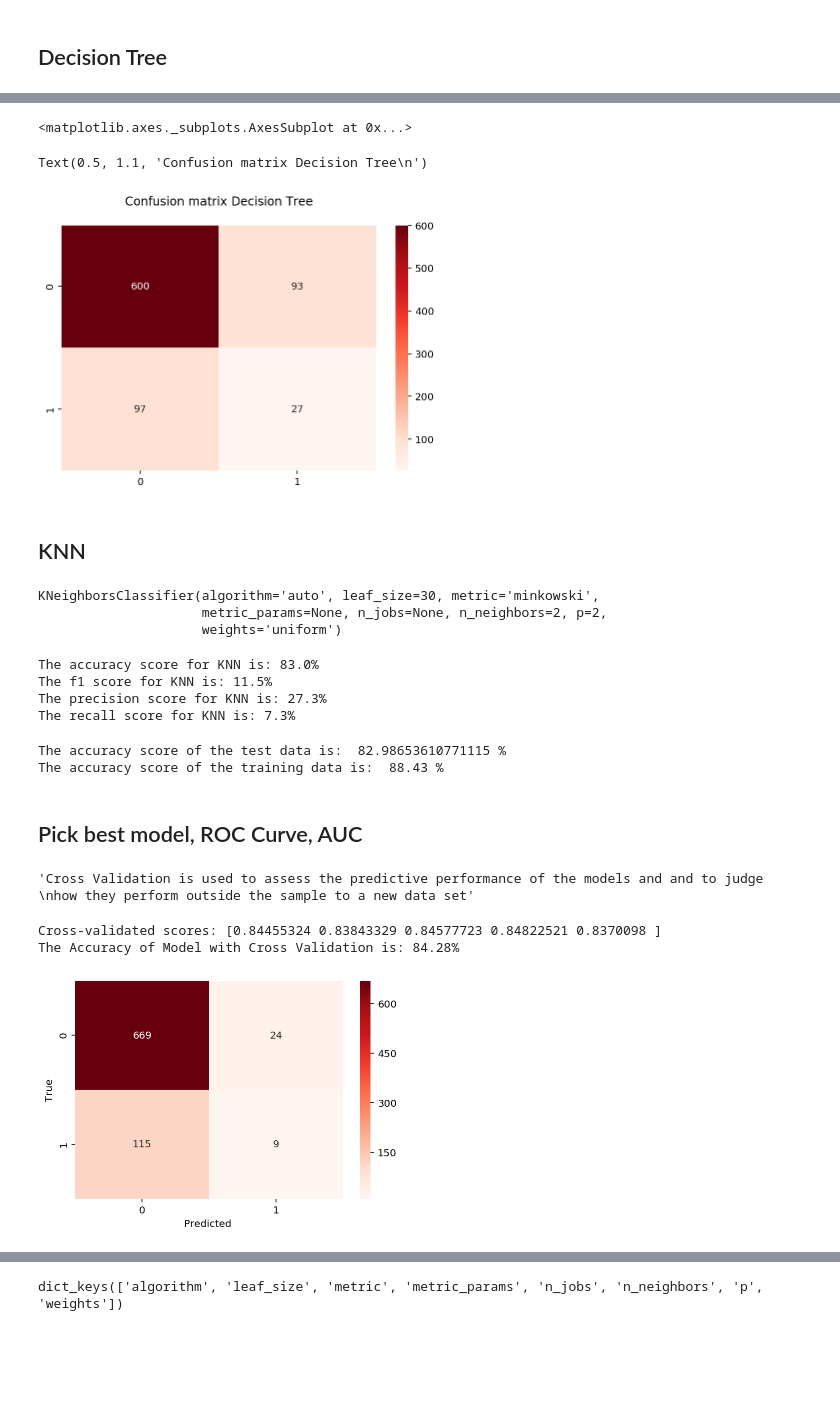
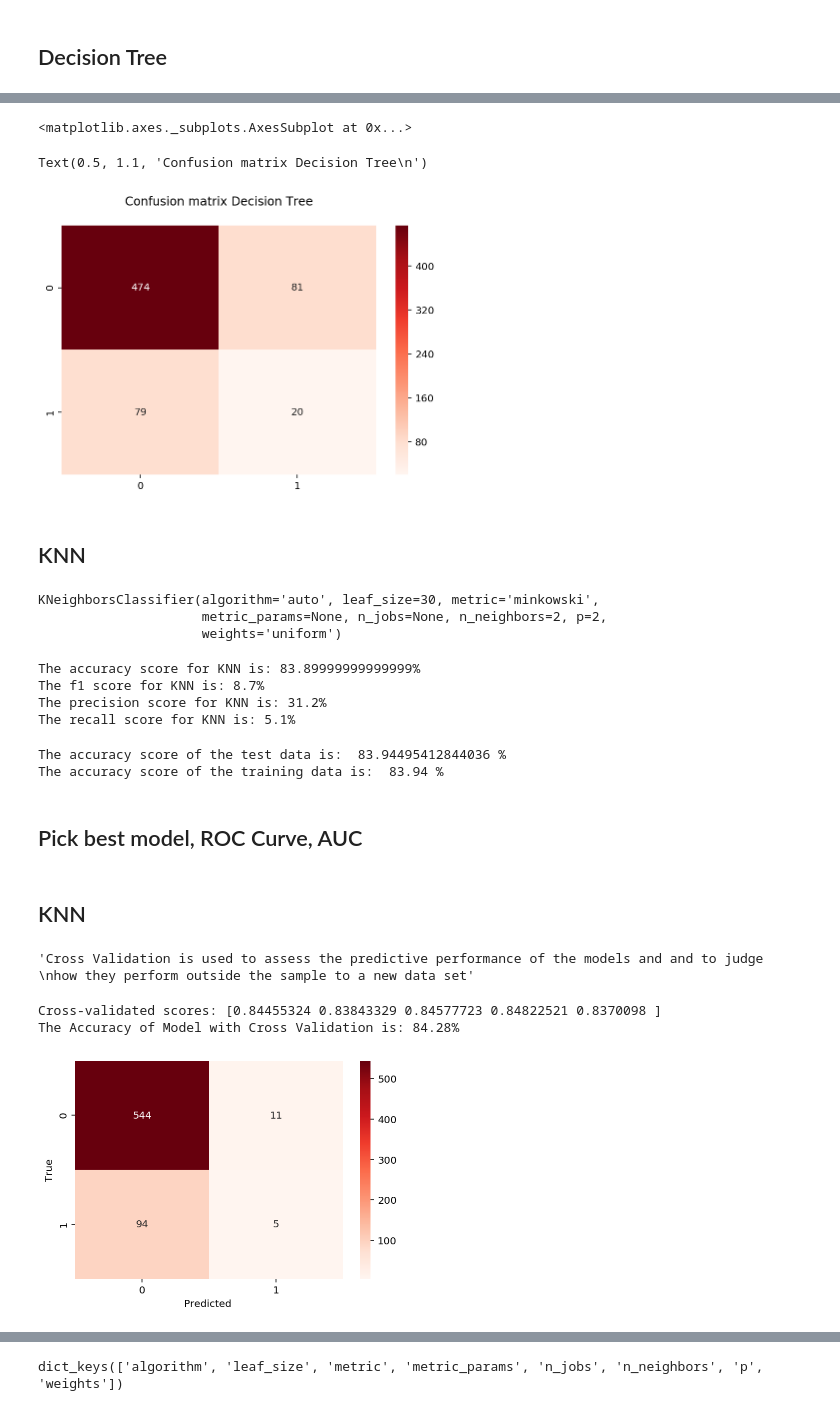
Before and after one commit to sarazylfo/Heart_Disease_Classification, a Jupyter notebook: Heart Data Exploration and Modelling-plus threshold and gridsearch.ipynb, the cells around one changed output, grey strips where cells are left out. Saved outputs shown, nothing was run; the diff lists cells and outputs as text; code cells hidden in the pictures; blank space fills up the shorter version.

```diff
--- a/Heart Data Exploration and Modelling-plus threshold and gridsearch.ipynb
+++ b/Heart Data Exploration and Modelling-plus threshold and gridsearch.ipynb
@@ -477,6 +477,9 @@ y_test.shape
 (817, 10)
 (3267,)
 (817,)
+# %%
+# divide train test: 80 % - 20 %
+X_train_val, X_val, y_train_val, y_val = train_test_split(X_train, y_train, test_size = 0.2, random_state=9)
 # %% [markdown]
 ## Class Imbalance
 # %%
@@ -685,24 +690,24 @@ Text(0.5, 1.1, 'Confusion matrix Logistic Regression\n')
 svm = SVC()
 
 #fit model
-svm.fit(X_train, y_train)
+svm.fit(X_train_val, y_train_val)
 
-normalized_df_svm_pred = svm.predict(X_test)
+normalized_df_svm_pred = svm.predict(X_val)
 
 # check accuracy: Accuracy: Overall, how often is the classifier correct? Accuracy = (True Pos + True Negative)/total
-acc = accuracy_score(y_test, normalized_df_svm_pred)
+acc = accuracy_score(y_val, normalized_df_svm_pred)
 print(f"The accuracy score for SVM is: {round(acc,3)*100}%")
 
 # f1 score: The F1 score can be interpreted as a weighted average of the precision and recall, where an F1 score reaches its best value at 1 and worst score at 0.
-f1 = f1_score(y_test, normalized_df_svm_pred)
+f1 = f1_score(y_val, normalized_df_svm_pred)
 print(f"The f1 score for SVM is: {round(f1,3)*100}%")
 
 # Precision score: When it predicts yes, how often is it correct? Precision=True Positive/predicted yes
-precision = precision_score(y_test, normalized_df_svm_pred)
+precision = precision_score(y_val, normalized_df_svm_pred)
 print(f"The precision score for SVM is: {round(precision,3)*100}%")
 
 # recall score: True Positive Rate(Sensitivity or Recall): When it’s actually yes, how often does it predict yes? True Positive Rate = True Positive/actual yes
-recall = recall_score(y_test, normalized_df_svm_pred)
+recall = recall_score(y_val, normalized_df_svm_pred)
 print(f"The recall score for SVM is: {round(recall,3)*100}%")
 # %% [output]
 SVC(C=1.0, break_ties=False, cache_size=200, class_weight=None, coef0=0.0,
@@ -735,24 +740,24 @@ Text(0.5, 1.1, 'Confusion matrix SVM\n')
 dtc_up = DecisionTreeClassifier()
 
 # fit model
-dtc_up.fit(X_train, y_train)
+dtc_up.fit(X_train_val, y_train_val)
 
-normalized_df_dtc_pred = dtc_up.predict(X_test)
+normalized_df_dtc_pred = dtc_up.predict(X_val)
 
 # check accuracy: Accuracy: Overall, how often is the classifier correct? Accuracy = (True Pos + True Negative)/total
-acc = accuracy_score(y_test, normalized_df_dtc_pred)
+acc = accuracy_score(y_val, normalized_df_dtc_pred)
 print(f"The accuracy score for DTC is: {round(acc,3)*100}%")
 
 # f1 score: The F1 score can be interpreted as a weighted average of the precision and recall, where an F1 score reaches its best value at 1 and worst score at 0.
-f1 = f1_score(y_test, normalized_df_dtc_pred)
+f1 = f1_score(y_val, normalized_df_dtc_pred)
 print(f"The f1 score for DTC is: {round(f1,3)*100}%")
 
 # Precision score: When it predicts yes, how often is it correct? Precision=True Positive/predicted yes
-precision = precision_score(y_test, normalized_df_dtc_pred)
+precision = precision_score(y_val, normalized_df_dtc_pred)
 print(f"The precision score for DTC is: {round(precision,3)*100}%")
 
 # recall score: True Positive Rate(Sensitivity or Recall): When it’s actually yes, how often does it predict yes? True Positive Rate = True Positive/actual yes
-recall = recall_score(y_test, normalized_df_dtc_pred)
+recall = recall_score(y_val, normalized_df_dtc_pred)
 print(f"The recall score for DTC is: {round(recall,3)*100}%")
 # %% [output]
 DecisionTreeClassifier(ccp_alpha=0.0, class_weight=None, criterion='gini',
@@ -768,7 +773,7 @@ The recall score for DTC is: 21.8%
 # %%
 # plotting confusion matrix Decision Tree
 
-cnf_matrix_dtc = confusion_matrix(y_test, normalized_df_dtc_pred)
+cnf_matrix_dtc = confusion_matrix(y_val, normalized_df_dtc_pred)
 
 sns.heatmap(pd.DataFrame(cnf_matrix_dtc), annot=True,cmap="Reds" , fmt='g')
 ax.xaxis.set_label_position("top")
@@ -777,7 +782,7 @@ plt.title('Confusion matrix Decision Tree\n', y=1.1)
 # %% [output]
 <matplotlib.axes._subplots.AxesSubplot at 0x...>
 Text(0.5, 1.1, 'Confusion matrix Decision Tree\n')
-[figure, old version]
+[figure, new version]
 # %% [markdown]
 ## KNN
 # %%
@@ -787,47 +792,49 @@ Text(0.5, 1.1, 'Confusion matrix Decision Tree\n')
 knn = KNeighborsClassifier(n_neighbors = 2)
 
 #fit model
-knn.fit(X_train, y_train)
+knn.fit(X_train_val, y_train_val)
 
 # prediction = knn.predict(x_test)
-normalized_df_knn_pred = knn.predict(X_test)
+normalized_df_knn_pred = knn.predict(X_val)
 
 
 # check accuracy: Accuracy: Overall, how often is the classifier correct? Accuracy = (True Pos + True Negative)/total
-acc = accuracy_score(y_test, normalized_df_knn_pred)
+acc = accuracy_score(y_val, normalized_df_knn_pred)
 print(f"The accuracy score for KNN is: {round(acc,3)*100}%")
 
 # f1 score: The F1 score can be interpreted as a weighted average of the precision and recall, where an F1 score reaches its best value at 1 and worst score at 0.
-f1 = f1_score(y_test, normalized_df_knn_pred)
+f1 = f1_score(y_val, normalized_df_knn_pred)
 print(f"The f1 score for KNN is: {round(f1,3)*100}%")
 
 # Precision score: When it predicts yes, how often is it correct? Precision=True Positive/predicted yes
-precision = precision_score(y_test, normalized_df_knn_pred)
+precision = precision_score(y_val, normalized_df_knn_pred)
 print(f"The precision score for KNN is: {round(precision,3)*100}%")
 
 # recall score: True Positive Rate(Sensitivity or Recall): When it’s actually yes, how often does it predict yes? True Positive Rate = True Positive/actual yes
-recall = recall_score(y_test, normalized_df_knn_pred)
+recall = recall_score(y_val, normalized_df_knn_pred)
 print(f"The recall score for KNN is: {round(recall,3)*100}%")
 # %% [output]
 KNeighborsClassifier(algorithm='auto', leaf_size=30, metric='minkowski',
                      metric_params=None, n_jobs=None, n_neighbors=2, p=2,
                      weights='uniform')
-The accuracy score for KNN is: 83.0%
-The f1 score for KNN is: 11.5%
-The precision score for KNN is: 27.3%
-The recall score for KNN is: 7.3%
+The accuracy score for KNN is: 83.89999999999999%
+The f1 score for KNN is: 8.7%
+The precision score for KNN is: 31.2%
+The recall score for KNN is: 5.1%
 # %%
 # Check overfit of the KNN model
 # accuracy test and train
-acc_test = knn.score(X_test, y_test)
+acc_test = knn.score(X_val, y_val)
 print("The accuracy score of the test data is: ",acc_test*100,"%")
-acc_train = knn.score(X_train, y_train)
+acc_train = knn.score(X_val, y_val)
 print("The accuracy score of the training data is: ",round(acc_train*100,2),"%")
 # %% [output]
-The accuracy score of the test data is:  82.98653610771115 %
-The accuracy score of the training data is:  88.43 %
+The accuracy score of the test data is:  83.94495412844036 %
+The accuracy score of the training data is:  83.94 %
 # %% [markdown]
 ## Pick best model, ROC Curve, AUC
+# %% [markdown]
+## KNN
 # %%
 '''Cross Validation is used to assess the predictive performance of the models and and to judge
 how they perform outside the sample to a new data set'''
@@ -843,14 +850,14 @@ The Accuracy of Model with Cross Validation is: 84.28%
 # %%
 # plotting confusion matrix KNN
 
-cnf_matrix_knn = confusion_matrix(y_test, normalized_df_knn_pred)
+cnf_matrix_knn = confusion_matrix(y_val, normalized_df_knn_pred)
 
 ax= plt.subplot()
 sns.heatmap(pd.DataFrame(cnf_matrix_knn), annot=True,cmap="Reds" , fmt='g')
 
 ax.set_xlabel('Predicted ');ax.set_ylabel('True');
 # %% [output]
-[figure, old version]
+[figure, new version]
 # %%
 # AU ROC CURVE KNN
 '''the AUC ROC Curve is a measure of performance based on plotting the true positive and false positive rate
```
Also changed, not shown: parts of 29 cells of this notebook.
